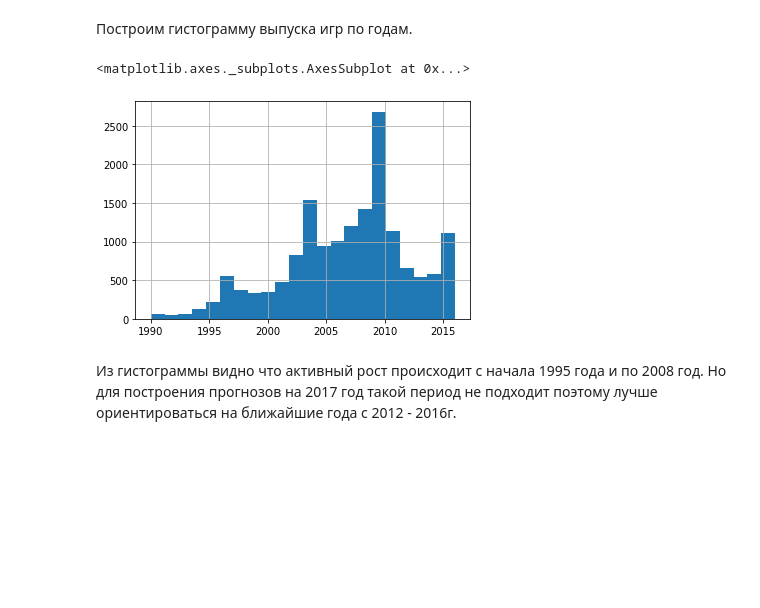
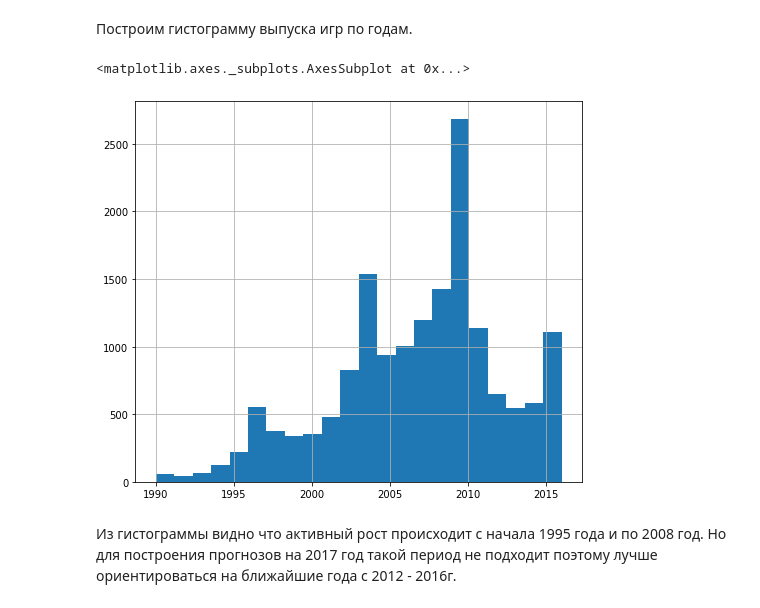
Before and after one commit to kozyreviva/Data_Science, a Jupyter notebook: Сборный_проект_1_.ipynb, the cells around one changed output. Cells and saved outputs as stored; diff of their text form; code cells hidden in the pictures; blank space fills up the shorter version.

```diff
--- a/Сборный_проект_1_.ipynb
+++ b/Сборный_проект_1_.ipynb
@@ -255,10 +318,10 @@ df.head()
 # %% [markdown]
 Построим гистограмму выпуска игр по годам.
 # %%
-df.year_of_release.hist(bins = 22, figsize = (6,4), range = (1990, 2016))                                                                     #постройка гистограммы
+df.year_of_release.hist(bins = 22, figsize = (8,7), range = (1990, 2016))                                                                     #постройка гистограммы
 # %% [output]
 <matplotlib.axes._subplots.AxesSubplot at 0x...>
-[figure, old version]
+[figure, new version]
 # %% [markdown]
 Из гистограммы видно что активный рост происходит с начала 1995 года и по 2008 год. Но для построения прогнозов на 2017 год такой период не подходит поэтому лучше ориентироваться на ближайшие года с 2012 - 2016г.
 # %% [markdown]
```
Also changed, not shown: parts of 93 cells of this notebook.
